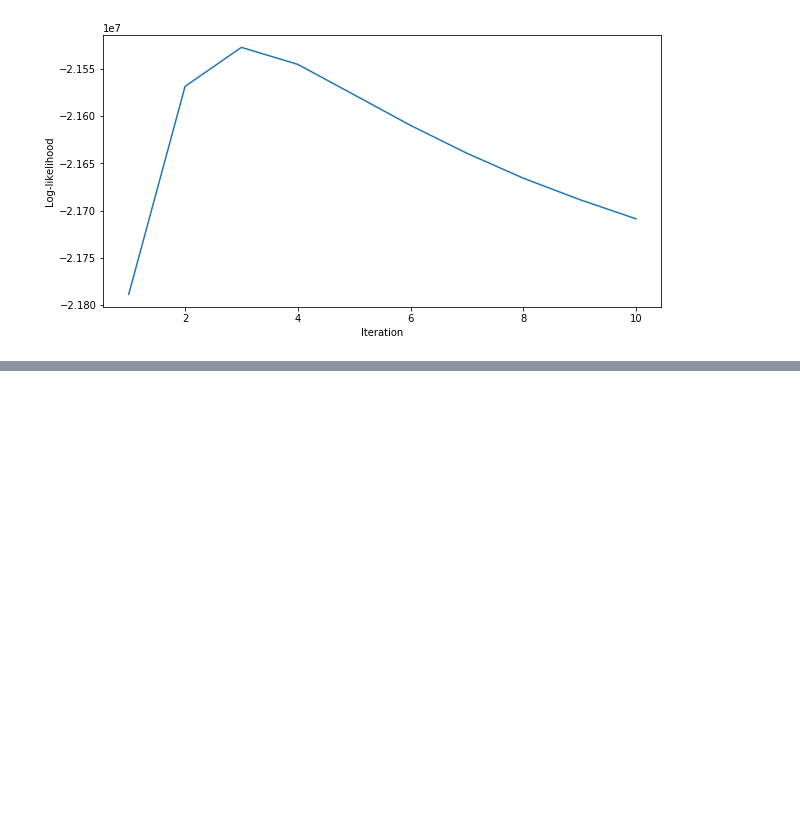
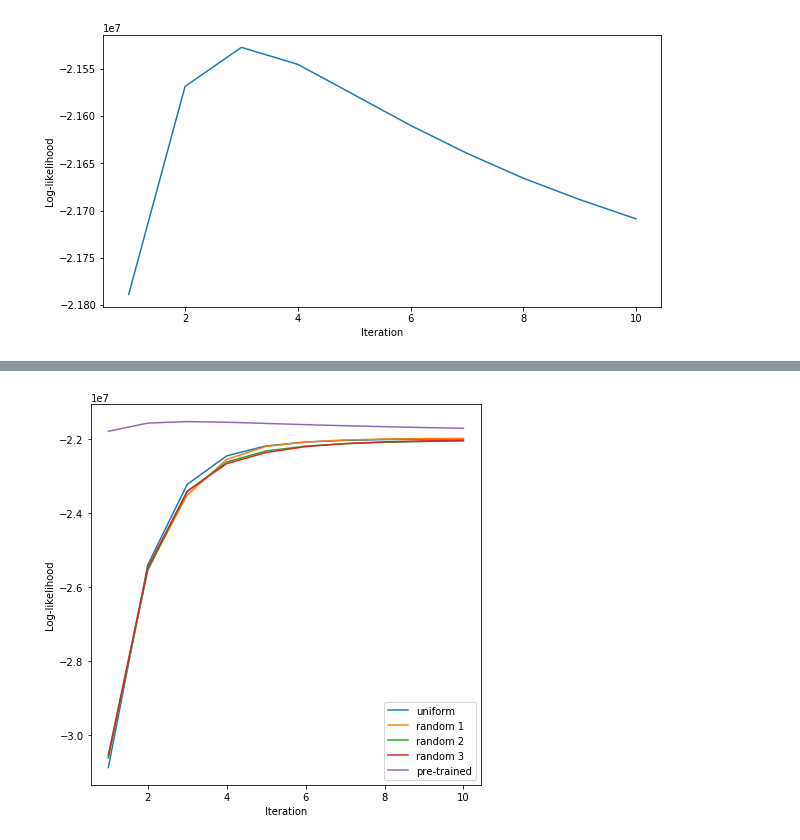
Before and after one commit to jamie0725/Natural-Language-Processing-2, a Jupyter notebook: week1/ibm_models.ipynb, the cells around one changed output, grey strips where cells are left out. Drawn from its saved outputs; the diff is of its cells as text; code cells hidden in the pictures; blank space fills up the shorter version.

```diff
--- a/week1/ibm_models.ipynb
+++ b/week1/ibm_models.ipynb
@@ -615,0 +630,14 @@ loss_ibm2_pt.savefig('./result/loglikelihood-IBM2-pretrained.eps')
+# %%
+loss_ibm2_all = plt.figure(figsize = (7, 7))
+plt.plot(iteration_pt, t_log_u, label='uniform')
+plt.plot(iteration_pt, t_log_r1, label='random 1')
+plt.plot(iteration_pt, t_log_r2, label='random 2')
+plt.plot(iteration_pt, t_log_r3, label='random 3')
+plt.plot(iteration_pt, t_log_pt, label='pre-trained')
+plt.legend()
+plt.xlabel('Iteration')
+plt.ylabel('Log-likelihood')
+plt.show()
+aer_ibm2_all.savefig('./result/loglikelihood-IBM2-all.eps')
+# %% [output]
+[figure, added]
```
Also changed, not shown: parts of 1 cell of this notebook, 2 other files.
